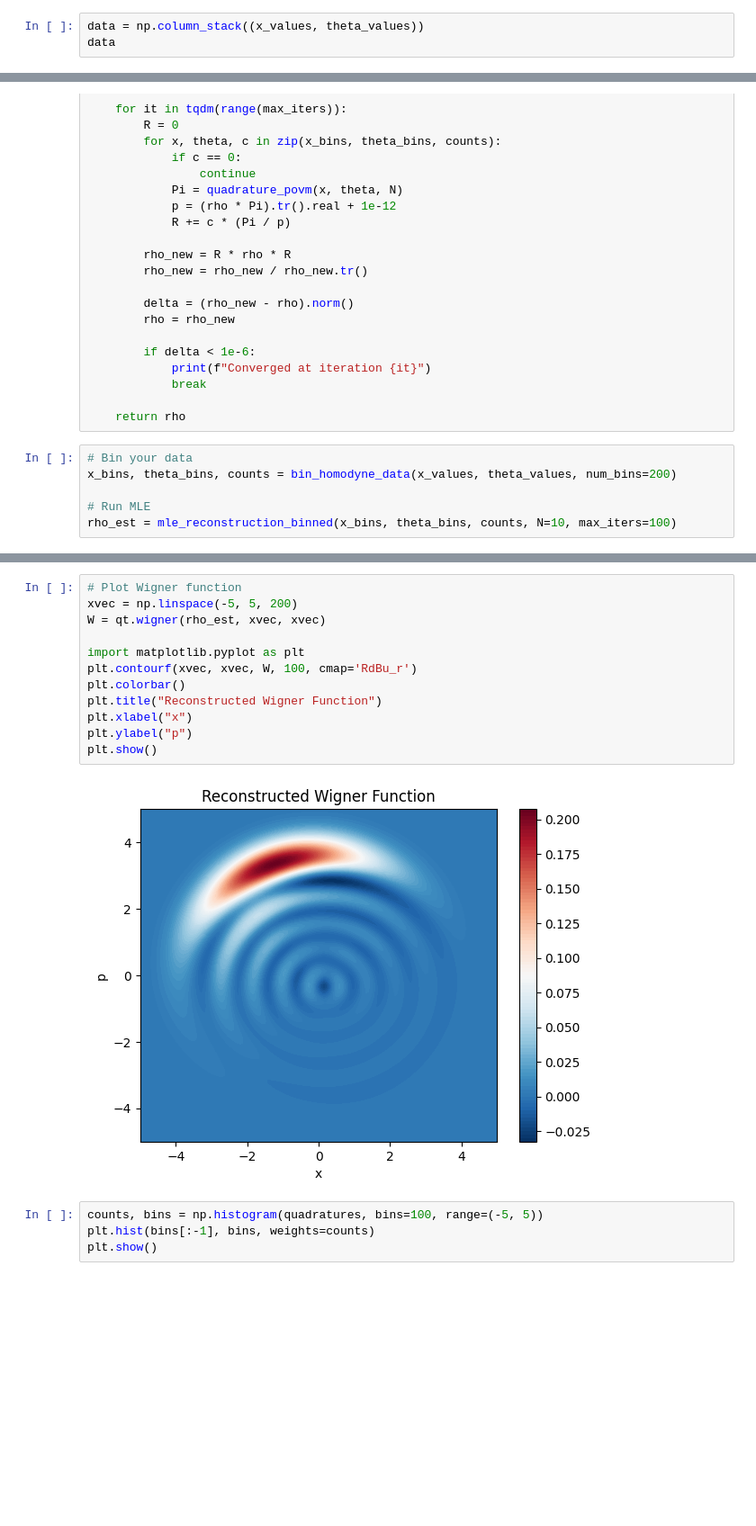
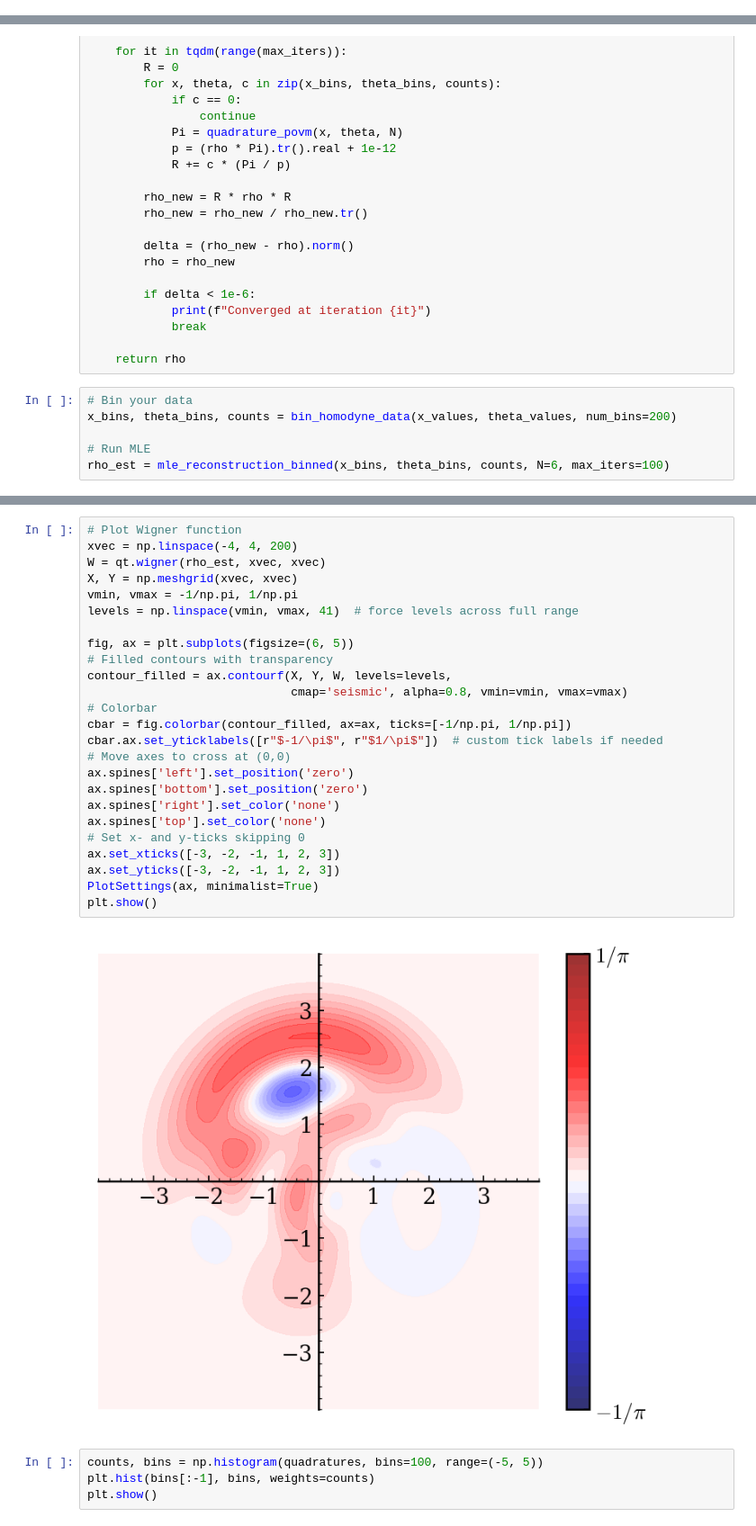
Before and after one commit to ThomasRavnborg/Homodyne-Tomography, a Jupyter notebook: code/DataAnalysis.ipynb, the cells around one changed output, grey strips where cells are left out. Shown at 90% size. Cells and saved outputs as stored; diff of their text form; blank space fills up the shorter version.

```diff
--- a/code/DataAnalysis.ipynb
+++ b/code/DataAnalysis.ipynb
@@ -197,6 +175,3 @@ theta_values
 # %% [output]
 array([0.        , 0.        , 0.        , ..., 2.87979327, 2.87979327,
        2.87979327], shape=(120000,))
-# %%
-data = np.column_stack((x_values, theta_values))
-data
@@ -289,7 +256,7 @@ def mle_reconstruction_binned(x_bins, theta_bins, counts, N=10, max_iters=20):
 x_bins, theta_bins, counts = bin_homodyne_data(x_values, theta_values, num_bins=200)
 
 # Run MLE
-rho_est = mle_reconstruction_binned(x_bins, theta_bins, counts, N=10, max_iters=100)
+rho_est = mle_reconstruction_binned(x_bins, theta_bins, counts, N=6, max_iters=100)
 # %%
 rho_est
 # %% [output]
@@ -297,17 +264,30 @@ Quantum object: dims=[[10], [10]], shape=(10, 10), type='oper', dtype=Dense, ish
-# %%
-# Plot Wigner function
-xvec = np.linspace(-5, 5, 200)
-W = qt.wigner(rho_est, xvec, xvec)
-
-import matplotlib.pyplot as plt
-plt.contourf(xvec, xvec, W, 100, cmap='RdBu_r')
-plt.colorbar()
-plt.title("Reconstructed Wigner Function")
-plt.xlabel("x")
-plt.ylabel("p")
-plt.show()
-# %% [output]
-[figure, removed]
+# %%
+# Plot Wigner function
+xvec = np.linspace(-4, 4, 200)
+W = qt.wigner(rho_est, xvec, xvec)
+X, Y = np.meshgrid(xvec, xvec)
+vmin, vmax = -1/np.pi, 1/np.pi
+levels = np.linspace(vmin, vmax, 41)  # force levels across full range
+
+fig, ax = plt.subplots(figsize=(6, 5))
+# Filled contours with transparency
+contour_filled = ax.contourf(X, Y, W, levels=levels,
+                             cmap='seismic', alpha=0.8, vmin=vmin, vmax=vmax)
+# Colorbar
+cbar = fig.colorbar(contour_filled, ax=ax, ticks=[-1/np.pi, 1/np.pi])
+cbar.ax.set_yticklabels([r"$-1/\pi$", r"$1/\pi$"])  # custom tick labels if needed
+# Move axes to cross at (0,0)
+ax.spines['left'].set_position('zero')
+ax.spines['bottom'].set_position('zero')
+ax.spines['right'].set_color('none')
+ax.spines['top'].set_color('none')
+# Set x- and y-ticks skipping 0
+ax.set_xticks([-3, -2, -1, 1, 2, 3])
+ax.set_yticks([-3, -2, -1, 1, 2, 3])
+PlotSettings(ax, minimalist=True)
+plt.show()
+# %% [output]
+[figure, added]
 # %%
 counts, bins = np.histogram(quadratures, bins=100, range=(-5, 5))
 plt.hist(bins[:-1], bins, weights=counts)
```
Also changed, not shown: parts of 26 cells of this notebook.
